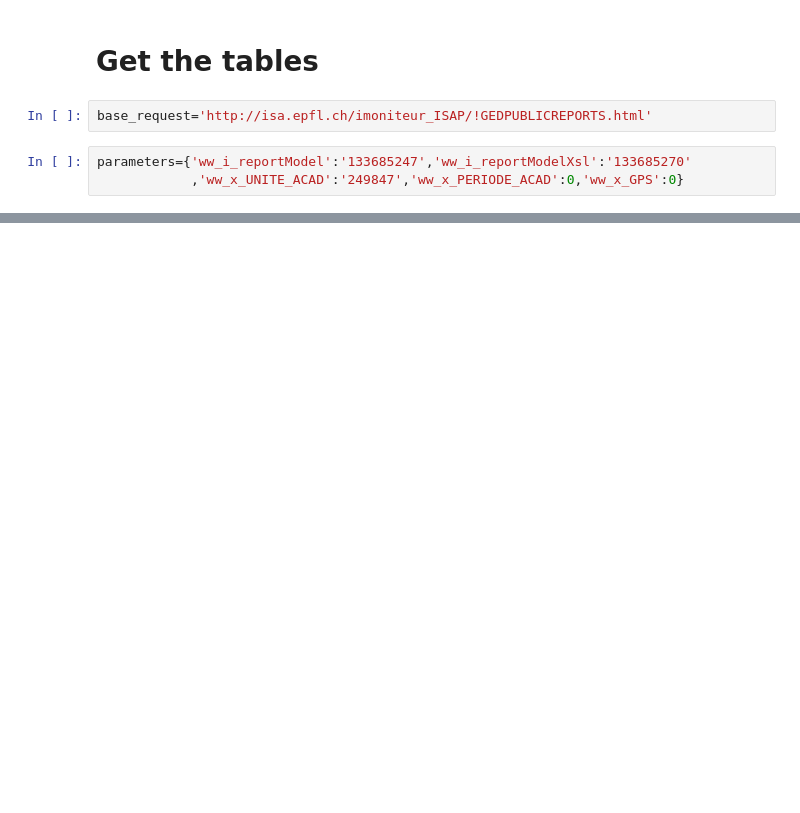
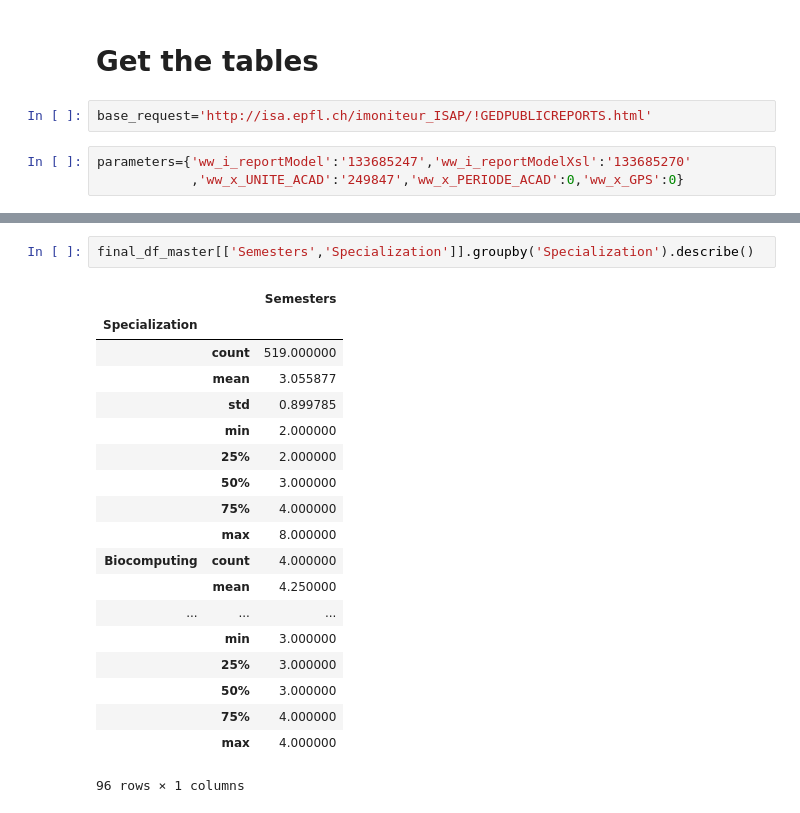
Before and after one commit to Bondzio/ADA_hw2016, a Jupyter notebook: 02 - Data from the Web/Homework2.ipynb, the cells around one changed output, grey strips where cells are left out. Saved outputs shown, nothing was run; the diff lists cells and outputs as text; blank space fills up the shorter version.

```diff
--- a/02 - Data from the Web/Homework2.ipynb
+++ b/02 - Data from the Web/Homework2.ipynb
@@ -241,0 +301,22 @@ final_df[['Sex','Semesters']].groupby('Sex').describe()
+# %%
+final_df_master[['Semesters','Specialization']].groupby('Specialization').describe()
+# %% [output]
+|  |  | Semesters |
+| Specialization |  |  |
+|  | count | 519.000000 |
+|  | mean | 3.055877 |
+|  | std | 0.899785 |
+|  | min | 2.000000 |
+|  | 25% | 2.000000 |
+|  | 50% | 3.000000 |
+|  | 75% | 4.000000 |
+|  | max | 8.000000 |
+| Biocomputing | count | 4.000000 |
+|  | mean | 4.250000 |
+| ... | ... | ... |
+|  | min | 3.000000 |
+|  | 25% | 3.000000 |
+|  | 50% | 3.000000 |
+|  | 75% | 4.000000 |
+|  | max | 4.000000 |
+96 rows × 1 columns
```
Also changed, not shown: parts of 13 cells of this notebook.
